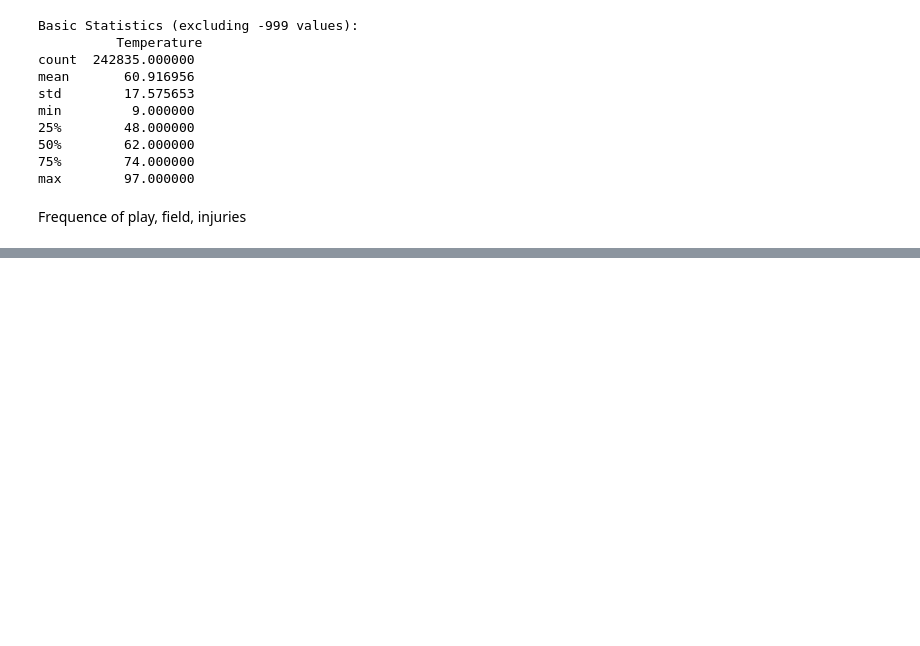
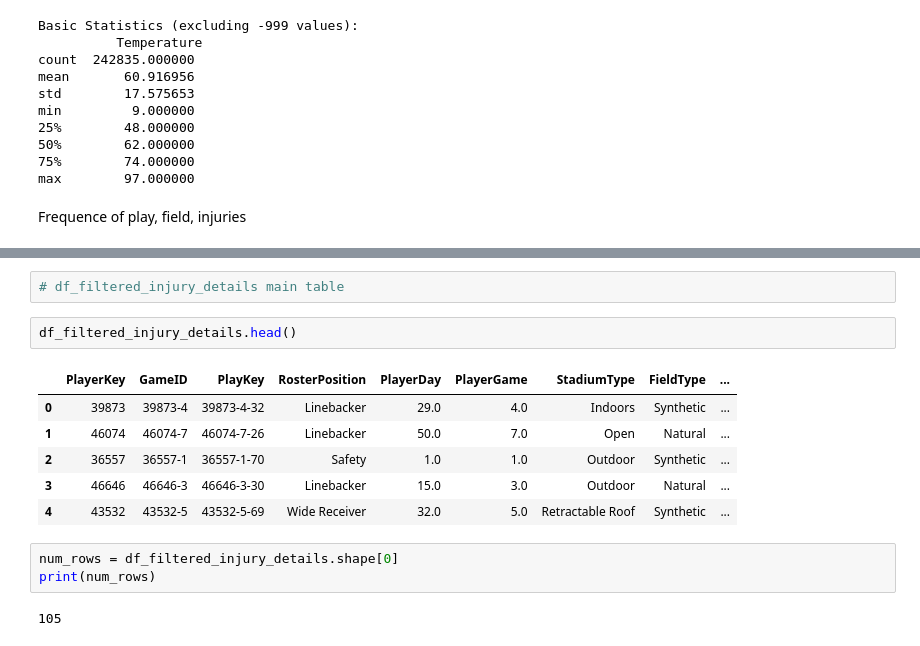
Before and after one commit to DiyaPrasanth20/NFL_Analysis, a Jupyter notebook: DataExploration.ipynb, the cells around one changed output, grey strips where cells are left out. Saved outputs shown, nothing was run; the diff lists cells and outputs as text; blank space fills up the shorter version.

```diff
--- a/DataExploration.ipynb
+++ b/DataExploration.ipynb
@@ -135,0 +275,16 @@ plt.show()
+# %%
+# df_filtered_injury_details main table
+# %%
+df_filtered_injury_details.head()
+# %% [output]
+|  | PlayerKey | GameID | PlayKey | RosterPosition | PlayerDay | PlayerGame | StadiumType | FieldType | ... |
+| 0 | 39873 | 39873-4 | 39873-4-32 | Linebacker | 29.0 | 4.0 | Indoors | Synthetic | ... |
+| 1 | 46074 | 46074-7 | 46074-7-26 | Linebacker | 50.0 | 7.0 | Open | Natural | ... |
+| 2 | 36557 | 36557-1 | 36557-1-70 | Safety | 1.0 | 1.0 | Outdoor | Synthetic | ... |
+| 3 | 46646 | 46646-3 | 46646-3-30 | Linebacker | 15.0 | 3.0 | Outdoor | Natural | ... |
+| 4 | 43532 | 43532-5 | 43532-5-69 | Wide Receiver | 32.0 | 5.0 | Retractable Roof | Synthetic | ... |
+# %%
+num_rows = df_filtered_injury_details.shape[0]
+print(num_rows)
+# %% [output]
+105
```
Also changed, not shown: parts of 14 cells of this notebook.
